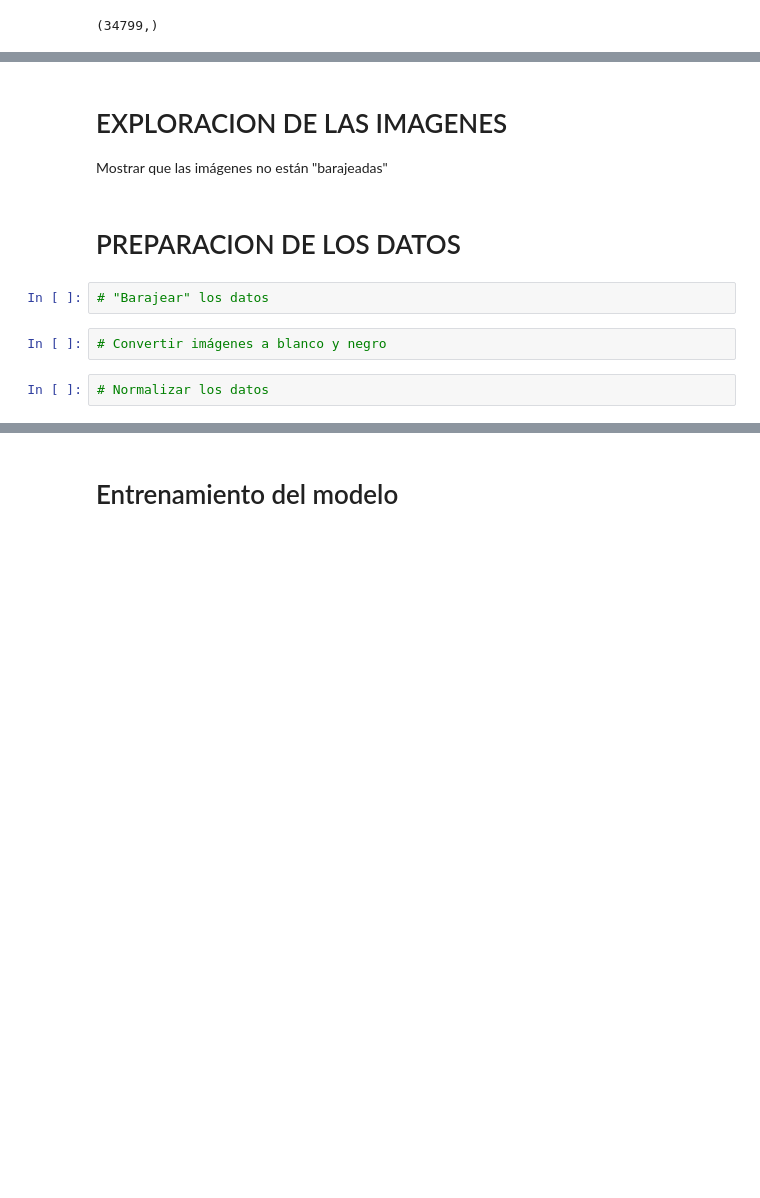
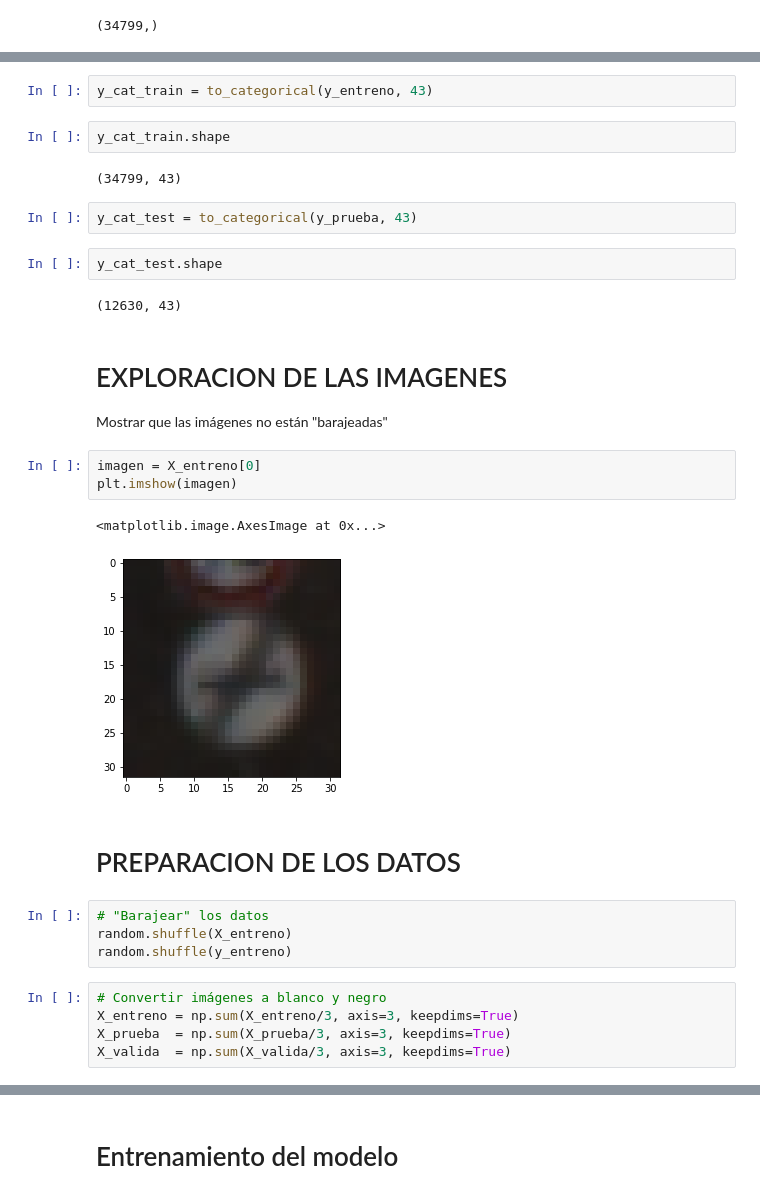
Before and after one commit to jurhs2000/data-science-lab10, a Jupyter notebook: Lab 10 - Clasificacion Rotulos Transito con LeNet.ipynb, the cells around one changed output, grey strips where cells are left out. Cells and saved outputs as stored; diff of their text form; blank space fills up the shorter version.

Commit message:
Training complete

```diff
--- a/Lab 10 - Clasificacion Rotulos Transito con LeNet.ipynb
+++ b/Lab 10 - Clasificacion Rotulos Transito con LeNet.ipynb
@@ -119,12 +134,33 @@ y_entreno.shape
+# %%
+y_cat_train = to_categorical(y_entreno, 43)
+# %%
+y_cat_train.shape
+# %% [output]
+(34799, 43)
+# %%
+y_cat_test = to_categorical(y_prueba, 43)
+# %%
+y_cat_test.shape
+# %% [output]
+(12630, 43)
 # %% [markdown]
 # EXPLORACION DE LAS IMAGENES
 
 Mostrar que las imágenes no están "barajeadas"
+# %%
+imagen = X_entreno[0]
+plt.imshow(imagen)
+# %% [output]
+<matplotlib.image.AxesImage at 0x...>
+[figure, added]
 # %% [markdown]
 # PREPARACION DE LOS DATOS
 # %%
 # "Barajear" los datos
+random.shuffle(X_entreno)
+random.shuffle(y_entreno)
-# %%
-# Convertir imágenes a blanco y negro
-# %%
-# Normalizar los datos
+# %%
+# Convertir imágenes a blanco y negro
+X_entreno = np.sum(X_entreno/3, axis=3, keepdims=True)
+X_prueba  = np.sum(X_prueba/3, axis=3, keepdims=True)
+X_valida  = np.sum(X_valida/3, axis=3, keepdims=True)
```
Also changed, not shown: parts of 25 cells of this notebook, 1 other file.
